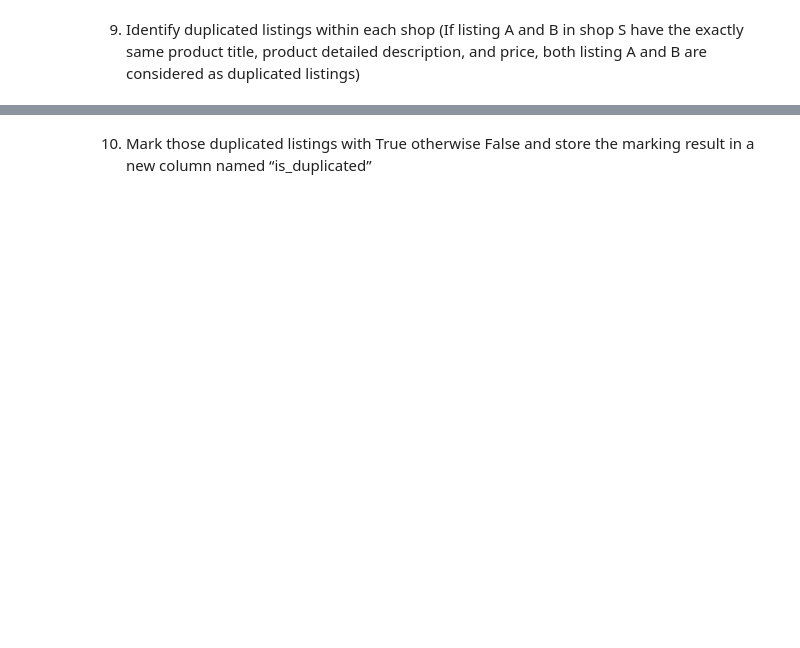
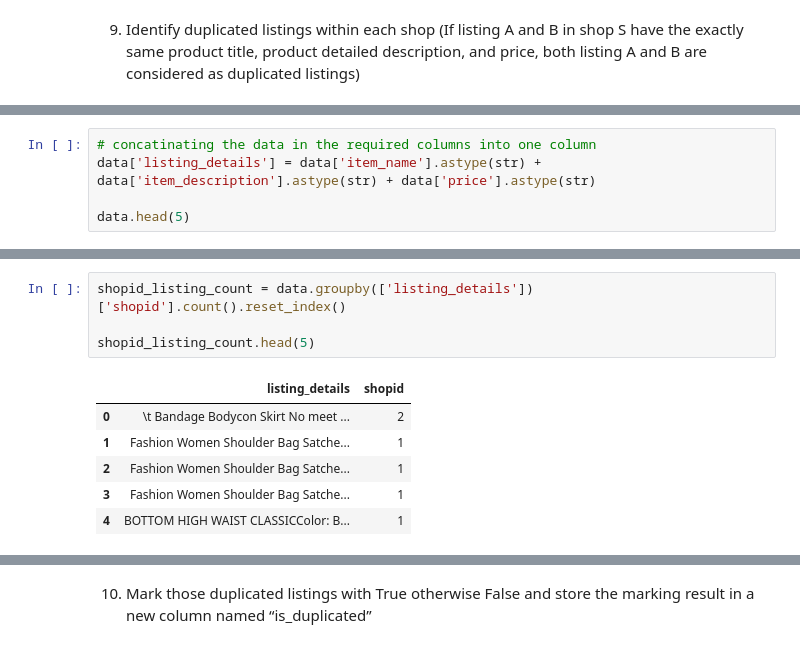
Before and after one commit to freddyjaoko/ecommerce_platform_data_analysis_project, a Jupyter notebook: Data Analysis with Python Course Project.ipynb, the cells around one changed output, grey strips where cells are left out. Cells and saved outputs as stored; diff of their text form; blank space fills up the shorter version.

```diff
--- a/Data Analysis with Python Course Project.ipynb
+++ b/Data Analysis with Python Course Project.ipynb
@@ -126,0 +143,5 @@ Name: revenue, dtype: float64
+# %%
+# concatinating the data in the required columns into one column
+data['listing_details'] = data['item_name'].astype(str) + data['item_description'].astype(str) + data['price'].astype(str)
+
+data.head(5)
@@ -126,0 +155,11 @@ Name: revenue, dtype: float64
+# %%
+shopid_listing_count = data.groupby(['listing_details'])['shopid'].count().reset_index()
+
+shopid_listing_count.head(5)
+# %% [output]
+|  | listing_details | shopid |
+| 0 | \t Bandage Bodycon Skirt No meet ... | 2 |
+| 1 | Fashion Women Shoulder Bag Satche... | 1 |
+| 2 | Fashion Women Shoulder Bag Satche... | 1 |
+| 3 | Fashion Women Shoulder Bag Satche... | 1 |
+| 4 | BOTTOM HIGH WAIST CLASSICColor: B... | 1 |
```
Also changed, not shown: parts of 14 cells of this notebook, 1 other file.
